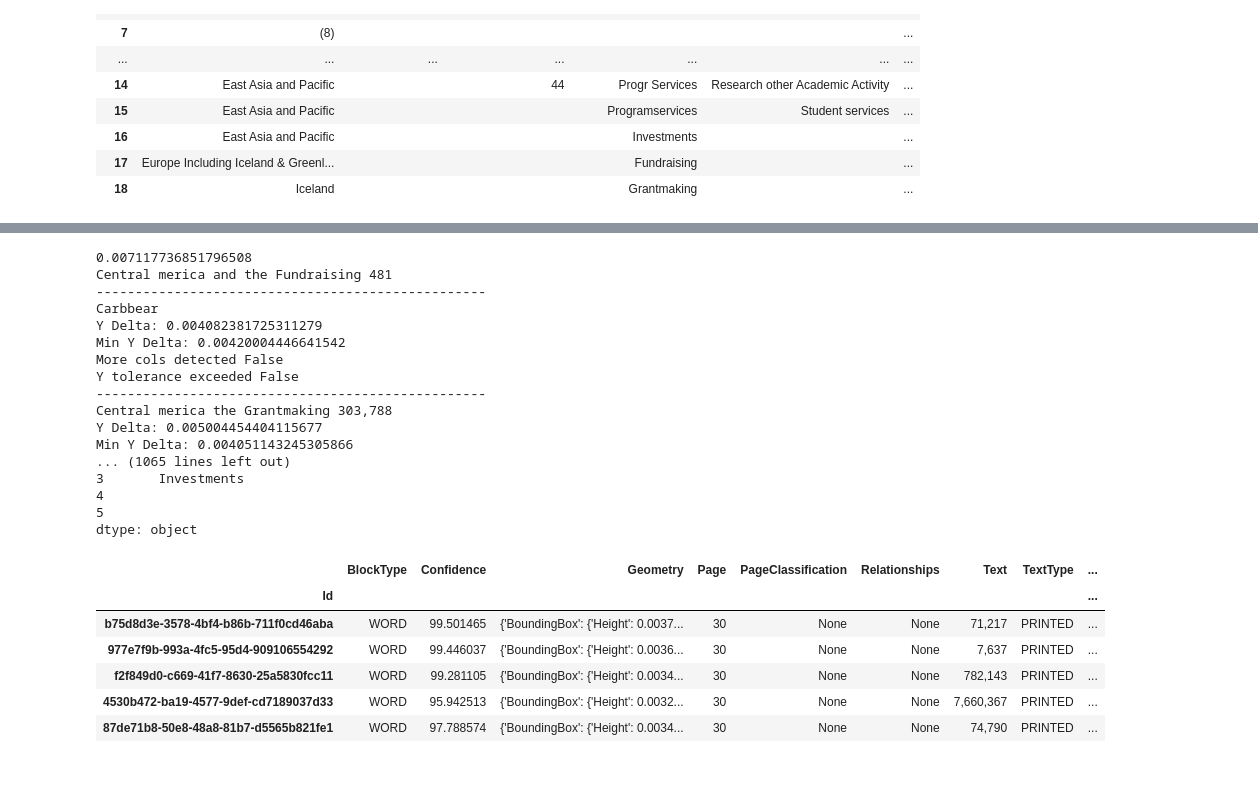
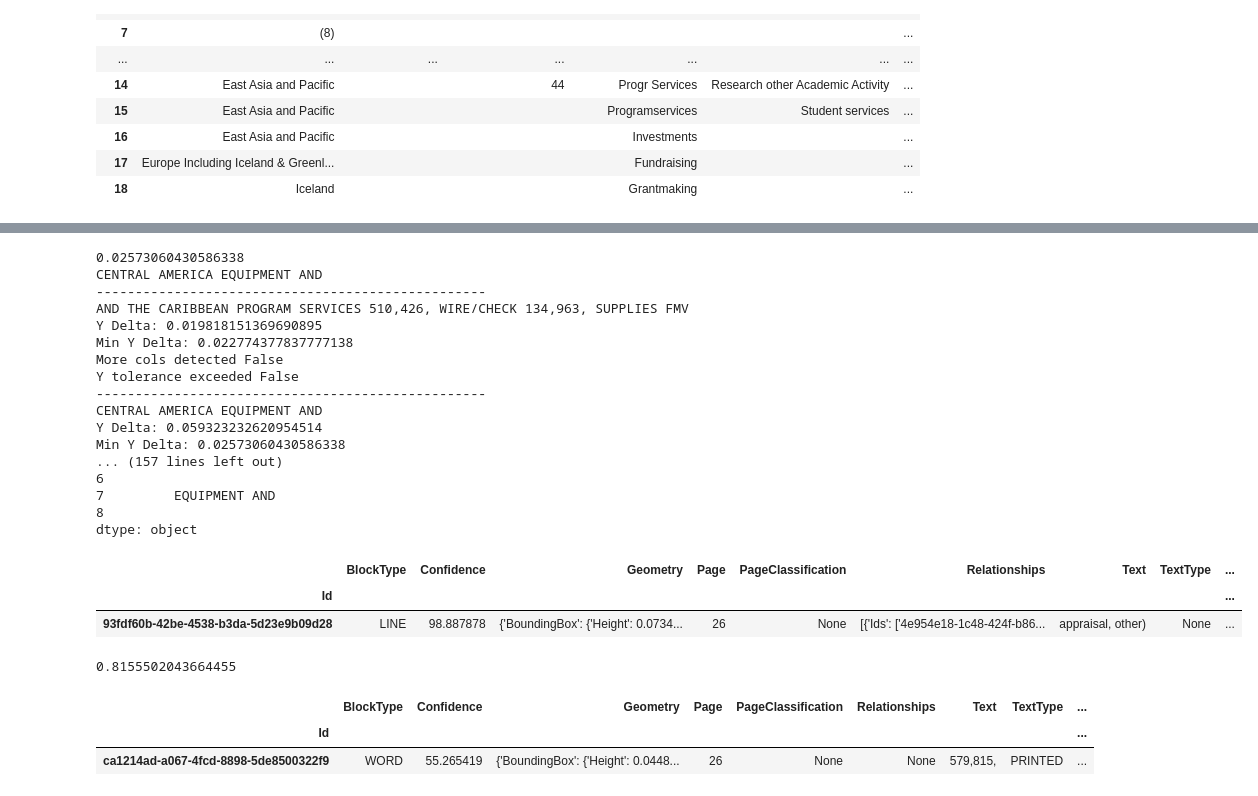
Before and after one commit to ethanscorey/parse_990_textract, a Jupyter notebook: debug_notebook.ipynb, the cells around one changed output, grey strips where cells are left out. Drawn from its saved outputs; the diff is of its cells as text; code cells hidden in the pictures.

Commit message:
Tweaks to get table 2 working

```diff
--- a/debug_notebook.ipynb
+++ b/debug_notebook.ipynb
@@ -282,7 +303,7 @@ pd.concat(schedule_f_part_ii_rows).iloc[:50]
 # %%
 pd.concat(schedule_f_part_iii_rows).iloc[:50]
 # %%
-table_test_df = open_df(bucket, "67217e04d83f69ffbbb461b0a23648b037b4a36d0c5ebdb32d3186b19d6a6fd5")
+table_test_df = open_df(bucket, "f303b69e79844240beccf4fc5b3cecaa3a4f3024a955b2f4a49dd0a81b456649")
 # %%
 test_lines = table_test_df.loc[
     table_test_df["BlockType"] == "LINE"
@@ -475,6 +517,6 @@ col_spans
 dtype: object
 # %%
-y_tol = table_words["Height"].max() * 1.5
+y_tol = table_words["Height"].max() * 2
 x_tol = table_words["Width"].median()
 sum_y_delta = y_tol
 columnized = columnize(word_clusters[0], col_spans)
@@ -501,10 +543,10 @@ for count, cluster in enumerate(word_clusters[1:]):
     )
     sum_y_delta += y_delta
     mean_y_delta = sum_y_delta / (count + 2)
-    min_y_delta = mean_y_delta*0.75
+    min_y_delta = min(mean_y_delta, y_tol)
     print("Y Delta:", y_delta)
     print("Min Y Delta:", min_y_delta)
-    print("More cols detected", delta_cols)
+    print("More cols detected", delta_cols and (y_delta > min_y_delta))
     print("Y tolerance exceeded", (y_delta > y_tol) and (y_delta > min_y_delta))
     if (delta_cols or (y_delta > y_tol)) and (y_delta > min_y_delta):
         combined_row = combine_row(current_row)
@@ -519,33 +561,29 @@ combined_row = combine_row(current_row)
 print(combined_row)
 rows.append(combined_row)
 # %% [output]
-0.007117736851796508
-Central merica and the Fundraising 481
+0.02573060430586338
+CENTRAL AMERICA EQUIPMENT AND
 --------------------------------------------------
-Carbbear
-Y Delta: 0.004082381725311279
-Min Y Delta: 0.00420004446641542
+AND THE CARIBBEAN PROGRAM SERVICES 510,426, WIRE/CHECK 134,963, SUPPLIES FMV
+Y Delta: 0.019818151369690895
+Min Y Delta: 0.022774377837777138
 More cols detected False
 Y tolerance exceeded False
 --------------------------------------------------
-Central merica the Grantmaking 303,788
-Y Delta: 0.005004454404115677
-Min Y Delta: 0.004051143245305866
-... (1065 lines left out)
-3       Investments
-4
-5
+CENTRAL AMERICA EQUIPMENT AND
+Y Delta: 0.059323232620954514
+Min Y Delta: 0.02573060430586338
+... (157 lines left out)
+6
+7         EQUIPMENT AND
+8
 dtype: object
 # %%
-test_words.loc[
-    test_words["Text"].str.match("7")
-    & test_words["Page"].between(30, 30)
+test_lines.loc[
+    test_lines["Text"].str.contains("other\)")
+    & test_lines["Page"].between(26, 26)
 ]
 # %% [output]
 |  | BlockType | Confidence | Geometry | Page | PageClassification | Relationships | Text | TextType | ... |
 | Id |  |  |  |  |  |  |  |  | ... |
-| b75d8d3e-3578-4bf4-b86b-711f0cd46aba | WORD | 99.501465 | {'BoundingBox': {'Height': 0.0037... | 30 | None | None | 71,217 | PRINTED | ... |
-| 977e7f9b-993a-4fc5-95d4-909106554292 | WORD | 99.446037 | {'BoundingBox': {'Height': 0.0036... | 30 | None | None | 7,637 | PRINTED | ... |
-| f2f849d0-c669-41f7-8630-25a5830fcc11 | WORD | 99.281105 | {'BoundingBox': {'Height': 0.0034... | 30 | None | None | 782,143 | PRINTED | ... |
-| 4530b472-ba19-4577-9def-cd7189037d33 | WORD | 95.942513 | {'BoundingBox': {'Height': 0.0032... | 30 | None | None | 7,660,367 | PRINTED | ... |
-| 87de71b8-50e8-48a8-81b7-d5565b821fe1 | WORD | 97.788574 | {'BoundingBox': {'Height': 0.0034... | 30 | None | None | 74,790 | PRINTED | ... |
+| 93fdf60b-42be-4538-b3da-5d23e9b09d28 | LINE | 98.887878 | {'BoundingBox': {'Height': 0.0734... | 26 | None | [{'Ids': ['4e954e18-1c48-424f-b86... | appraisal, other) | None | ... |
@@ -556,3 +590,14 @@ test_extractor.field_labels.map(
+# %%
+test_extractor.get_table_bottom(test_words, TEST_PAGE)
+# %% [output]
+0.8155502043664455
 # %%
-word_clusters[1]
+test_words.loc[
+    test_words["Text"].str.match("579")
+    & test_words["Page"].between(TEST_PAGE, TEST_PAGE)
+]
+# %% [output]
+|  | BlockType | Confidence | Geometry | Page | PageClassification | Relationships | Text | TextType | ... |
+| Id |  |  |  |  |  |  |  |  | ... |
+| ca1214ad-a067-4fcd-8898-5de8500322f9 | WORD | 55.265419 | {'BoundingBox': {'Height': 0.0448... | 26 | None | None | 579,815, | PRINTED | ... |
 # %%
```
Also changed, not shown: parts of 19 cells of this notebook, 3 other files.
